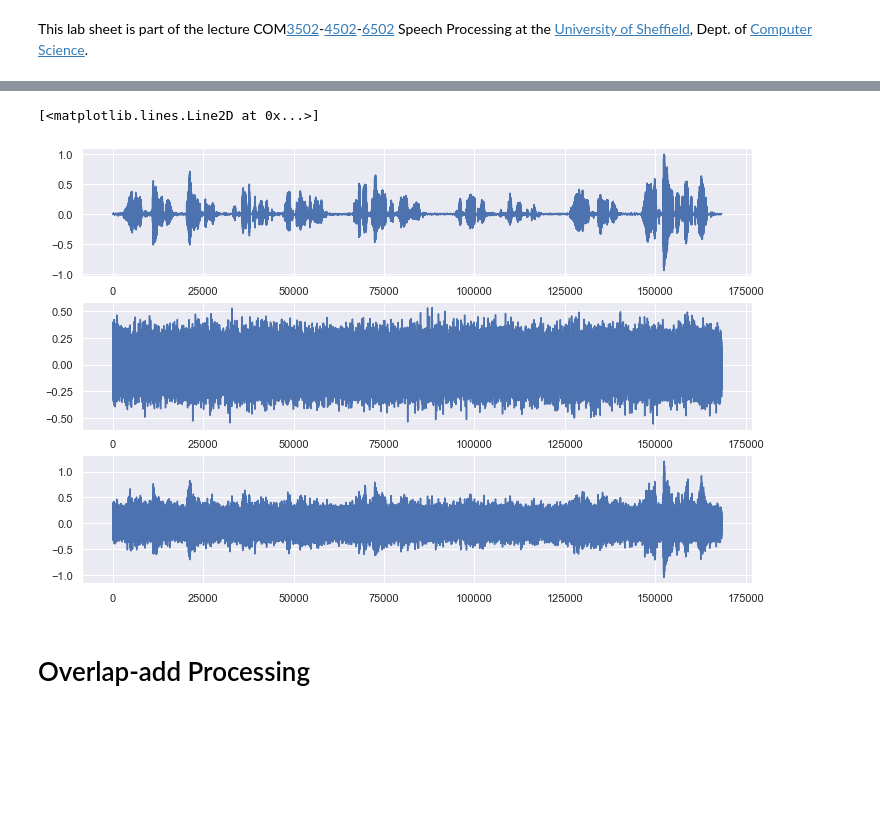
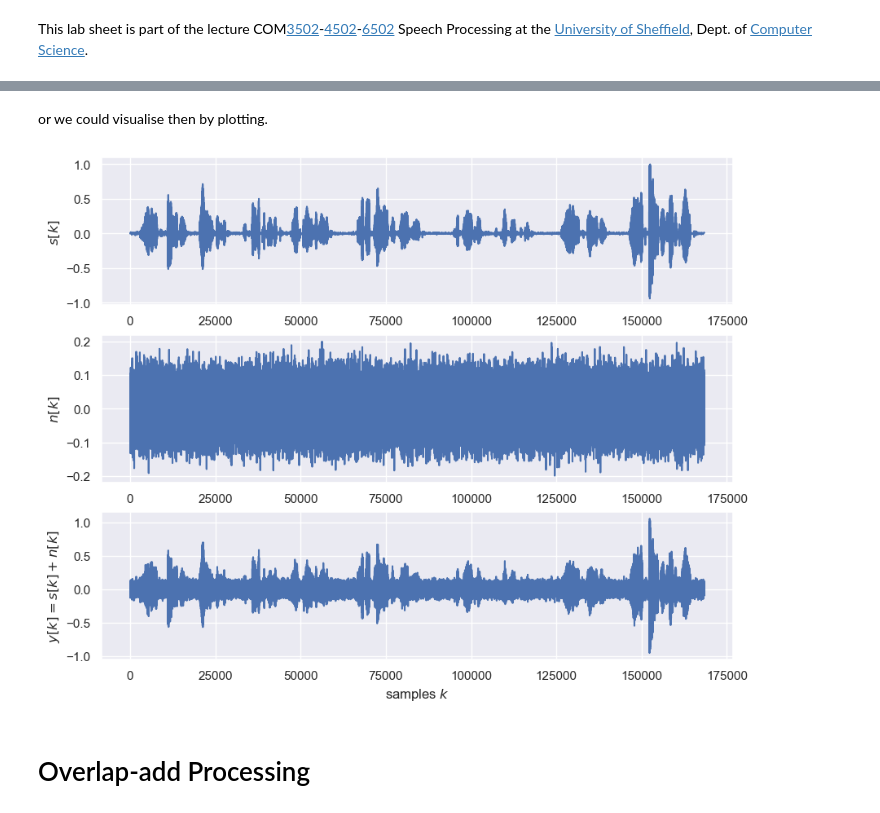
Before and after one commit to sap-shef/SpeechProcesssingLab, a Jupyter notebook: Lab-Sheet-Solutions/Lab-Sheet-8-Solution.ipynb, the cells around one changed output, grey strips where cells are left out. Cells and saved outputs as stored; diff of their text form; code cells hidden in the pictures; blank space fills up the shorter version.

```diff
--- a/Lab-Sheet-Solutions/Lab-Sheet-8-Solution.ipynb
+++ b/Lab-Sheet-Solutions/Lab-Sheet-8-Solution.ipynb
@@ -81,0 +87,7 @@ File "speech_8kHz_murder.wav" loaded. Its sampling rate is 8000 Hz.
+# %%
+# generate Gaussian white noise
+n = np.random.normal(size=len(s))
+# normalise noise to amplitude 1
+n = n / np.max(np.abs(n))
+# and now to a maximum amplitude of 0.2
+n = n * 0.2
@@ -89,24 +103,30 @@ ipd.Audio(s, rate=fs)
 ipd.Audio(n, rate=fs)
 # %% [output]
 [interactive output not drawn]
+# %%
+# create noisy microphone signal as depicted in Fig. 1
+y = s + n
 # %%
-y = n + s[:len(n)]
-
 # listen to the modelled microphone signal (if you want)
 ipd.Audio(y, rate=fs)
 # %% [output]
 [interactive output not drawn]
+# %% [markdown]
+or we could visualise then by plotting.
 # %%
-plt.figure(figsize=(12,8))
+plt.figure(figsize=(10,8))
 plt.subplot(3,1,1)
 plt.plot(s)
+plt.ylabel('$s[k]$')
 plt.subplot(3,1,2)
 plt.plot(n)
+plt.ylabel('$n[k]$')
 plt.subplot(3,1,3)
 plt.plot(y)
+plt.ylabel('$y[k]=s[k]+n[k]$')
+plt.xlabel('samples $k$');
 # %% [output]
-[<matplotlib.lines.Line2D at 0x...>]
-[figure, old version]
+[figure, new version]
 # %% [markdown]
 # Overlap-add Processing
 # %% [markdown]
```
Also changed, not shown: parts of 10 cells of this notebook, 1 other file.
